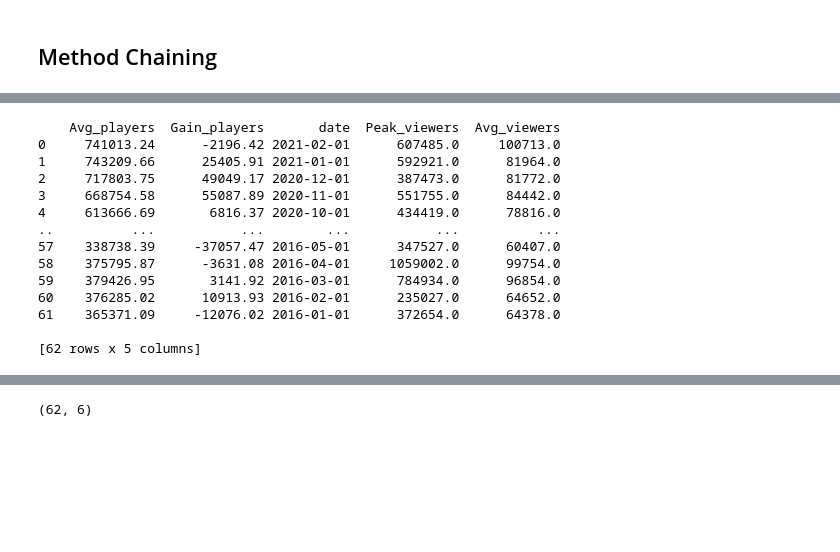
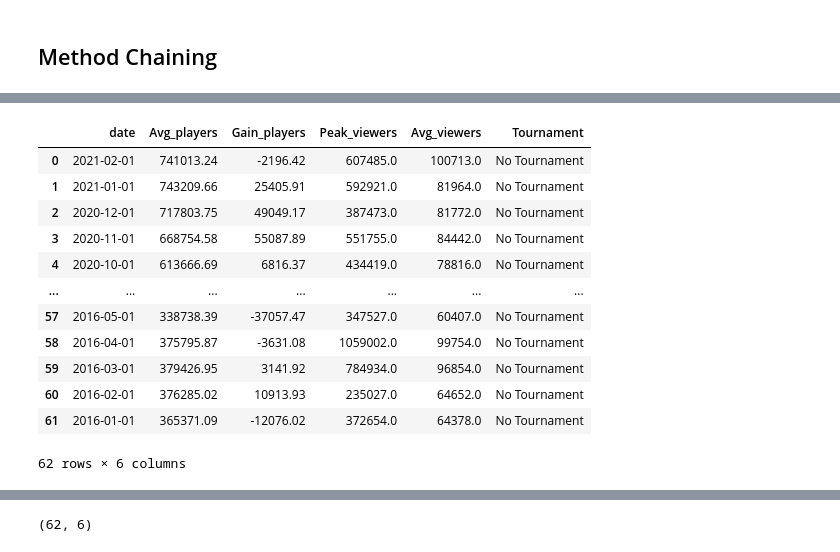
Before and after one commit to data301-2021-winter1/project-group01-project, a Jupyter notebook: notebooks/analysis3.ipynb, the cells around one changed output, grey strips where cells are left out. Drawn from its saved outputs; the diff is of its cells as text; code cells hidden in the pictures; blank space fills up the shorter version.

Commit message:
Finished Tableau Stuff

```diff
--- a/notebooks/analysis3.ipynb
+++ b/notebooks/analysis3.ipynb
@@ -260,3 +260,9 @@ df_csgo_sort
 62 rows × 6 columns
 # %% [markdown]
 ## Method Chaining
+# %%
+tournament_dict = {'ELEAGUE Major 2017':['20170101'],
+                   'ELEAGUE Major 2018':['20180101'],
+                   'FACEIT Major London 2018':['20180901'],
+                   'Flashpoint 1':['20200401']}
+print(load_csgo('../data/raw/Steamcharts.csv', '../data/raw/Twitch_game_data.csv',tournament_dict))
@@ -263,17 +287,18 @@ df_csgo_sort
 # %%
-print(load_csgo('../data/raw/Steamcharts.csv', '../data/raw/Twitch_game_data.csv'))
+df_csgo = load_csgo('../data/raw/Steamcharts.csv', '../data/raw/Twitch_game_data.csv',tournament_dict)
+df_csgo.to_csv('../data/processed/analysis3.csv')
+df_csgo
 # %% [output]
+|  | date | Avg_players | Gain_players | Peak_viewers | Avg_viewers | Tournament |
+| 0 | 2021-02-01 | 741013.24 | -2196.42 | 607485.0 | 100713.0 | No Tournament |
+| 1 | 2021-01-01 | 743209.66 | 25405.91 | 592921.0 | 81964.0 | No Tournament |
+| 2 | 2020-12-01 | 717803.75 | 49049.17 | 387473.0 | 81772.0 | No Tournament |
+| 3 | 2020-11-01 | 668754.58 | 55087.89 | 551755.0 | 84442.0 | No Tournament |
+| 4 | 2020-10-01 | 613666.69 | 6816.37 | 434419.0 | 78816.0 | No Tournament |
+| ... | ... | ... | ... | ... | ... | ... |
+| 57 | 2016-05-01 | 338738.39 | -37057.47 | 347527.0 | 60407.0 | No Tournament |
+| 58 | 2016-04-01 | 375795.87 | -3631.08 | 1059002.0 | 99754.0 | No Tournament |
+| 59 | 2016-03-01 | 379426.95 | 3141.92 | 784934.0 | 96854.0 | No Tournament |
+| 60 | 2016-02-01 | 376285.02 | 10913.93 | 235027.0 | 64652.0 | No Tournament |
+| 61 | 2016-01-01 | 365371.09 | -12076.02 | 372654.0 | 64378.0 | No Tournament |
-    Avg_players  Gain_players       date  Peak_viewers  Avg_viewers
-0     741013.24      -2196.42 2021-02-01      607485.0     100713.0
-1     743209.66      25405.91 2021-01-01      592921.0      81964.0
-2     717803.75      49049.17 2020-12-01      387473.0      81772.0
-3     668754.58      55087.89 2020-11-01      551755.0      84442.0
-4     613666.69       6816.37 2020-10-01      434419.0      78816.0
-..          ...           ...        ...           ...          ...
-57    338738.39     -37057.47 2016-05-01      347527.0      60407.0
-58    375795.87      -3631.08 2016-04-01     1059002.0      99754.0
-59    379426.95       3141.92 2016-03-01      784934.0      96854.0
-60    376285.02      10913.93 2016-02-01      235027.0      64652.0
-61    365371.09     -12076.02 2016-01-01      372654.0      64378.0
-
-[62 rows x 5 columns]
+62 rows × 6 columns
```
Also changed, not shown: parts of 2 cells of this notebook, 5 other files.
